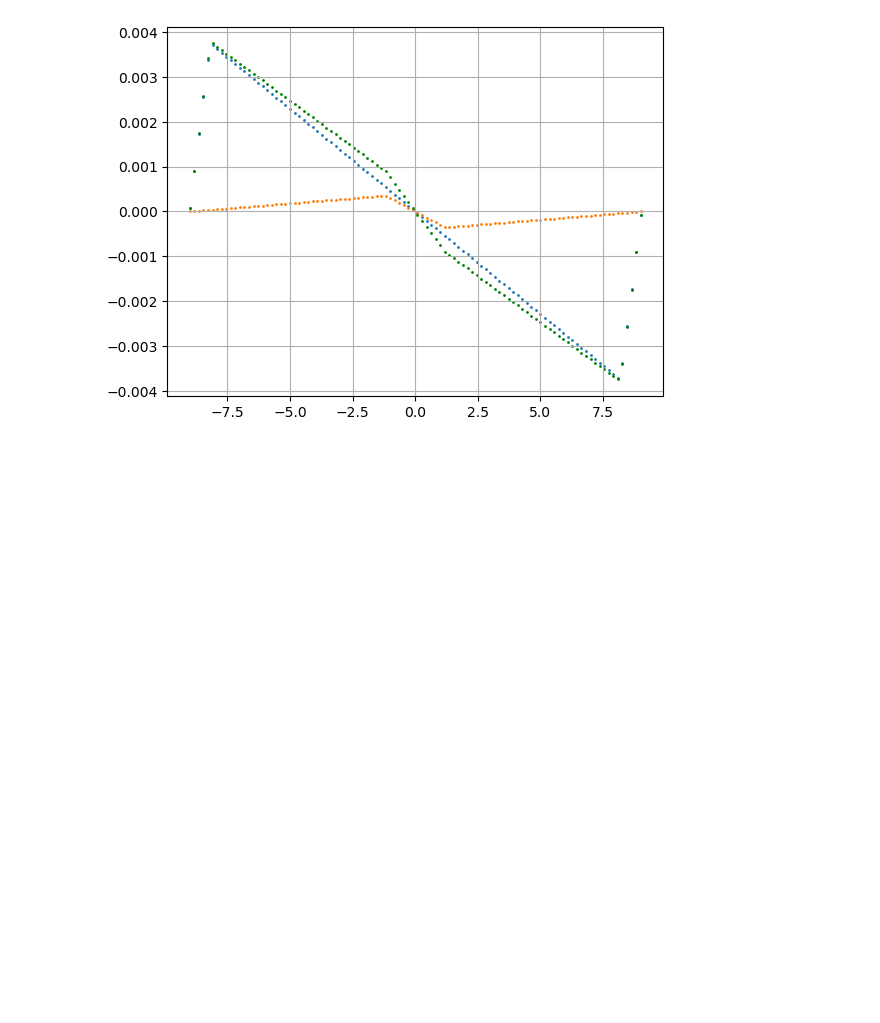
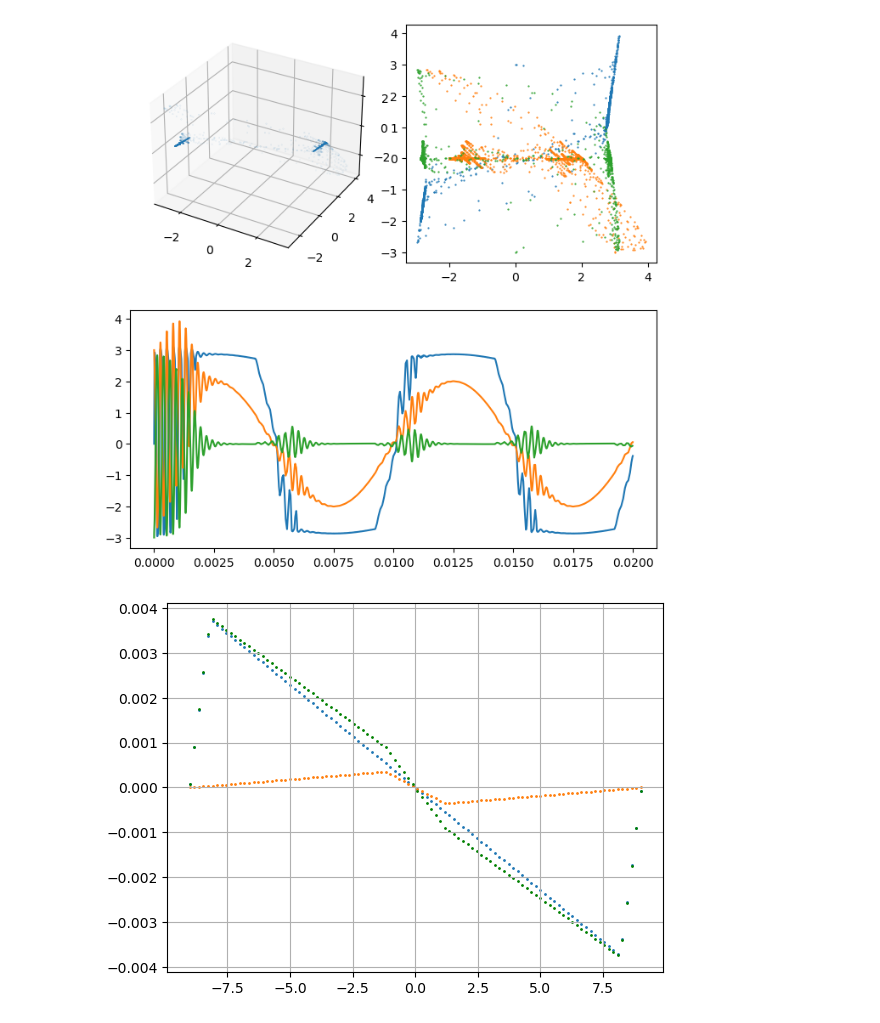
Before and after one commit to Chwanhee/Metrology, a Jupyter notebook: Report_2/Autonomous_Chua.ipynb, the cells around one changed output. Saved outputs shown, nothing was run; the diff lists cells and outputs as text; code cells hidden in the pictures; blank space fills up the shorter version.

```diff
--- a/Report_2/Autonomous_Chua.ipynb
+++ b/Report_2/Autonomous_Chua.ipynb
@@ -164,0 +155,85 @@ plt.scatter(t[ini:end:spac],scaled[ini:end:spac],s=0.3)
+# %%
+from scipy.integrate import solve_ivp
+
+R = 1410
+C1 = 10e-9
+C2 = 100e-9
+L = 15e-3
+
+R2,R3 = 220,2200
+R4,R6 = 22000,3300
+A = 1000; E = 3
+
+F,freq = 2,100
+
+interior = [((A-1)*R2+R3)/(R2*(R2+(1+A)*R3))
+            ,1/R2,
+            (R2+(1+A)*R3)/(A*(R2+R3))*E]
+exterior = [((A-1)*R4+R6)/(R4*(R4+(1+A)*R6))
+            ,1/R4
+            ,(R4+(1+A)*R6)/(A*(R4+R6))*E]
+
+def NIC(x,a,b,B):
+    g = -a*x*(th(x+B,1)-th(x-B,1)) # Centre
+    g += (b*x+(a+b)*B)*th(-x-B,1) # Lefterior
+    g += (b*x-(a+b)*B)*th(x-B,1) # Righterior
+    return g
+
+def Chua(x,a1,b1,B1,a2,b2,B2):
+    return NIC(x,a1,b1,B1)+NIC(x,a2,b2,B2)
+
+# Numerical integration by solve_ivp
+
+def sys_DE(t,w,inte,exte):
+    """
+    Defines Chua's equations
+
+    Arguments:
+        w :  vector of the state variables:
+                  w = [x,y,z]
+        t :  time
+        p :  vector of the parameters:
+                  p = [m1,m2,k1,k2,L1,L2,b1,b2]
+    """
+    x,y,z = w
+    dx = ((y-x)/R-Chua(x,*inte,*exte))/C1
+    dy = ((x-y)/R+z)/C2
+    dz = (-y+F*np.sin(2*np.pi*freq*t))/L
+    return dx,dy,dz
+
+xyz0 = [-0,3,0]
+solution = solve_ivp(sys_DE,[0,0.02],xyz0,first_step=1e-7,
+                     args=[interior,exterior])
+
+x_sol = solution.y[0]
+y_sol = solution.y[1]
+z_sol = solution.y[2]
+
+time = solution.t
+z_sol = (z_sol[:-1]-z_sol[1:])/(time[:-1]-time[1:])*L
+
+x_sol = x_sol[:-1]
+y_sol = y_sol[:-1]
+time = time[:-1]
+
+# Plot the solutions
+
+fig = plt.figure(figsize=(8,8))
+grid = gs.GridSpec(2,2,wspace=0.1,)
+
+axs1 = fig.add_subplot(grid[0,0], projection='3d')
+axs2 = plt.subplot(grid[0,1])
+axs3 = plt.subplot(grid[1,:])
+
+axs1.scatter(x_sol,y_sol,z_sol
+               ,s=0.003
+               )
+
+axs2.scatter(x_sol,y_sol,s=0.3)
+axs2.scatter(y_sol,z_sol,s=0.3)
+axs2.scatter(x_sol,z_sol,s=0.3)
+
+axs3.plot(time, x_sol)
+axs3.plot(time, y_sol)
+axs3.plot(time, z_sol)
+# %% [output]
@@ -165,3 +244,4 @@ plt.scatter(t[ini:end:spac],scaled[ini:end:spac],s=0.3)
+[figure, added]
 # %%
 # Check Diode function
 
```
Also changed, not shown: parts of 9 cells of this notebook.
